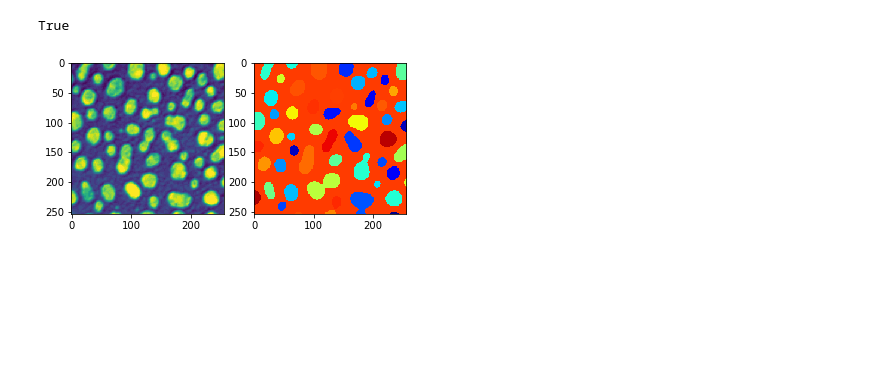
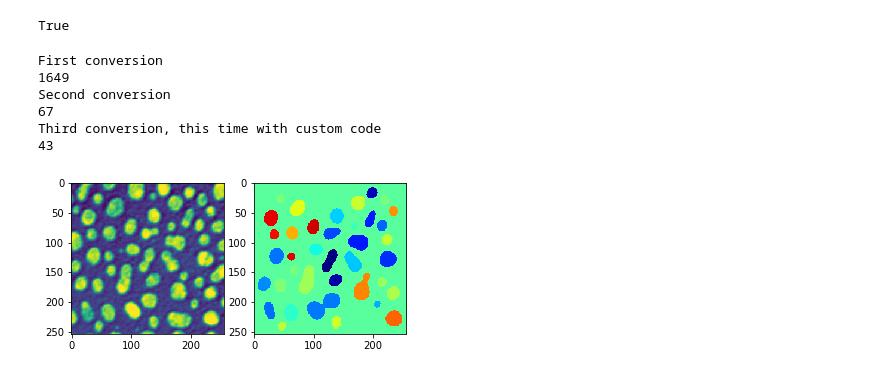
Before and after one commit to clij/clijpy, a Jupyter notebook: python/clijpy_demo.ipynb, the cells around one changed output. Cells and saved outputs as stored; diff of their text form; code cells hidden in the pictures; blank space fills up the shorter version.

Commit message:
processing time experiments for rai_to_numpy

```diff
--- a/python/clijpy_demo.ipynb
+++ b/python/clijpy_demo.ipynb
@@ -44,6 +44,7 @@ True
 blurred = clijx.create(input);
 thresholded = clijx.create(input);
 labelled = clijx.create(input);
+labelled_without_edges = clijx.create(input);
 # %%
 # blur, threshold and label the image
 clijx.blur(input, blurred, 5, 5, 0);
@@ -52,13 +54,43 @@ clijx.connectedComponentsLabeling(thresholded, labelled);
-# %%
-# pull image back from GPU
-ij_img_result = clijx.pull(labelled);
-# convert to numpy/python
-np_arr_result = ij.py.rai_to_numpy(ij_img_result);
-
-# show the input and the result image
-showImages(np_arr, np_arr_result);
-# %% [output]
-[figure, removed]
+# %%
+# pull image back from GPU
+ij_img_result = clijx.pull(labelled_without_edges);
+# convert to numpy/python
+import time
+def getTime():
+    return int(round(time.time() * 1000))
+
+# np_arr_result = ij.py.rai_to_numpy(ij_img_result);
+def my_rai_to_numpy(rai):
+    result = ij.py.new_numpy_image(rai)
+    CopyRAI = autoclass('net.imagej.ops.copy.CopyRAI');
+    ij.py._ij.op().run(CopyRAI, ij.py.to_java(result), rai)
+    return result
+
+print("First conversion");
+millis = getTime();
+np_arr_result = ij.py.rai_to_numpy(ij_img_result);
+print (getTime() - millis)
+
+print("Second conversion");
+millis = getTime();
+np_arr_result = ij.py.rai_to_numpy(ij_img_result);
+print (getTime() - millis)
+
+print("Third conversion, this time with custom code");
+millis = getTime();
+np_arr_result = my_rai_to_numpy(ij_img_result);
+print (getTime() - millis)
+
+# show the input and the result image
+showImages(np_arr, np_arr_result);
+# %% [output]
+First conversion
+1649
+Second conversion
+67
+Third conversion, this time with custom code
+43
+[figure, added]
 # %%
 # clean up
 input.close();
```
Also changed, not shown: parts of 2 cells of this notebook.
